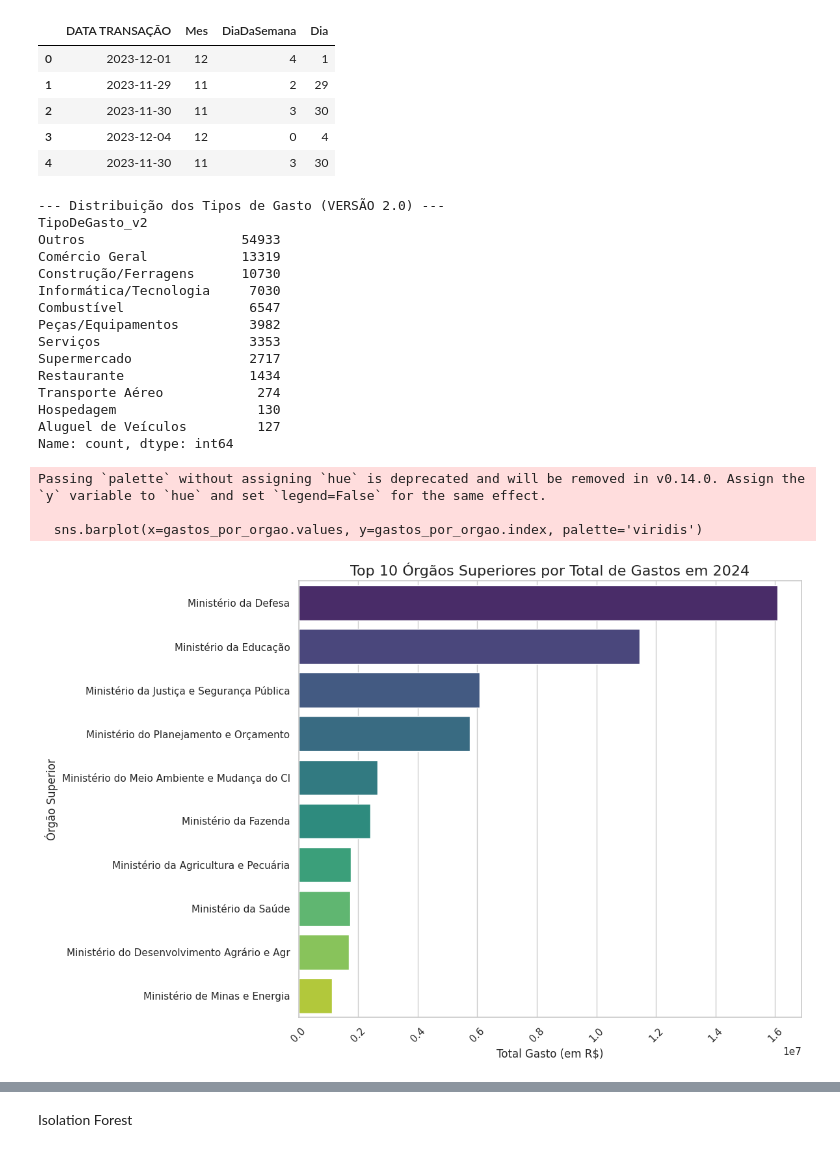
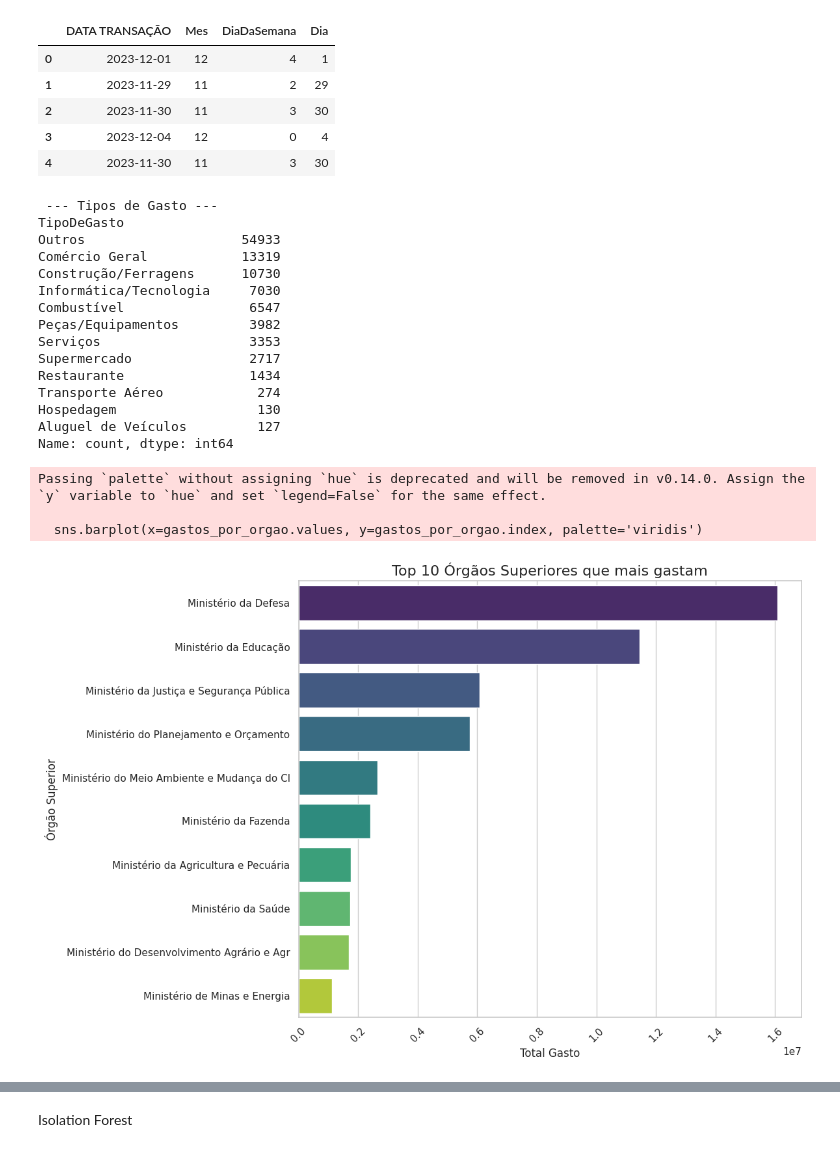
Before and after one commit to joao-zip/projeto-ia, a Jupyter notebook: notebooks/data_cleaning_and_exploration.ipynb, the cells around one changed output, grey strips where cells are left out. Saved outputs shown, nothing was run; the diff lists cells and outputs as text; code cells hidden in the pictures.

```diff
--- a/notebooks/data_cleaning_and_exploration.ipynb
+++ b/notebooks/data_cleaning_and_exploration.ipynb
@@ -133,17 +131,14 @@ df[['DATA TRANSAÇÃO', 'Mes', 'DiaDaSemana', 'Dia']].head()
 # %%
 import numpy as np
 
-# --- Dicionário de Palavras-Chave v2.0 ---
-# Mantemos as antigas e adicionamos as novas que descobrimos
 
-# Categorias existentes
 keywords_hospedagem = ['HOTEL', 'POUSADA', 'RESORT', 'MOTEL']
 keywords_transporte_aereo = ['AEREAS', 'AEREA', 'GOL', 'LATAM', 'AZUL', 'LINHAS', 'AEROLINEAS', 'TAP', 'PASSAGENS']
 keywords_combustivel = ['POSTO', 'COMBUSTIVEIS', 'PETRO', 'GASOLINA']
 keywords_restaurante = ['RESTAURANTE', 'CHURRASCARIA', 'BAR E', 'COM E BEB']
 keywords_aluguel_carros = ['LOCADORA', 'ALUGUEL DE CARROS', 'RENT A CAR', 'LOCALIZA', 'MOVIDA', 'UNIDAS']
 
-# Novas categorias baseadas na sua análise
+# categorias para tentar diminuir a quantidade de "outros"
 keywords_servicos = ['SERVICOS', 'CONSULTORIA', 'ASSESSORIA', 'PROJETOS', 'SERVIÇO']
 keywords_construcao_ferragens = ['CONSTRUCAO', 'MATERIAIS', 'MATERIAL', 'FERRAGENS', 'FERRAMENTAS', 'MAQUINAS', 'ELETRICA']
 keywords_pecas_equipamentos = ['PECAS', 'AUTO', 'EQUIPAMENTOS', 'AUTOMOTIVOS']
@@ -151,8 +146,6 @@ keywords_informatica_tecnologia = ['INFORMATICA', 'INFORMACAO', 'PAGARME', 'TECN
 keywords_comercio_geral = ['COMERCIO', 'COMERCIAL', 'DISTRIBUIDORA', 'PRODUTOS', 'CASA']
 keywords_supermercado = ['SUPERMERCADOS', 'MERCADO', 'ATACADAO', 'MERCEARIA']
 
-
-# --- Lógica de Categorização Atualizada ---
 conditions = [
     df['NOME FAVORECIDO'].str.contains('|'.join(keywords_hospedagem), case=False, na=False),
     df['NOME FAVORECIDO'].str.contains('|'.join(keywords_transporte_aereo), case=False, na=False),
@@ -181,16 +174,14 @@ choices = [
     'Supermercado'
 ]
 
-# Aplicamos a nova lógica
-df['TipoDeGasto_v2'] = np.select(conditions, choices, default='Outros')
+df['TipoDeGasto'] = np.select(conditions, choices, default='Outros')
 
 
-# --- Verificando o Resultado ---
-print("\n--- Distribuição dos Tipos de Gasto (VERSÃO 2.0) ---")
-print(df['TipoDeGasto_v2'].value_counts())
+print("\n --- Tipos de Gasto ---")
+print(df['TipoDeGasto'].value_counts())
 # %% [output]
---- Distribuição dos Tipos de Gasto (VERSÃO 2.0) ---
-TipoDeGasto_v2
+ --- Tipos de Gasto ---
+TipoDeGasto
 Outros                    54933
 Comércio Geral            13319
 Construção/Ferragens      10730
@@ -205,27 +196,26 @@ Hospedagem                  130
 Aluguel de Veículos         127
 Name: count, dtype: int64
 # %%
-# Gastos por órgão, talvez?
 import matplotlib.pyplot as plt
 import seaborn as sns
 
 sns.set(style="whitegrid")
 
 gastos_por_orgao = df.groupby('NOME ÓRGÃO SUPERIOR')['VALOR TRANSAÇÃO'].sum().sort_values(ascending=False).head(10)
 
 plt.figure(figsize=(12, 8))
 sns.barplot(x=gastos_por_orgao.values, y=gastos_por_orgao.index, palette='viridis')
-plt.title('Top 10 Órgãos Superiores por Total de Gastos em 2024', fontsize=16)
-plt.xlabel('Total Gasto (em R$)', fontsize=12)
+plt.title('Top 10 Órgãos Superiores que mais gastam', fontsize=16)
+plt.xlabel('Total Gasto', fontsize=12)
 plt.ylabel('Órgão Superior', fontsize=12)
 plt.xticks(rotation=45)
 plt.tight_layout()
 plt.show()
 # %% [output]
 Passing `palette` without assigning `hue` is deprecated and will be removed in v0.14.0. Assign the `y` variable to `hue` and set `legend=False` for the same effect.
 
   sns.barplot(x=gastos_por_orgao.values, y=gastos_por_orgao.index, palette='viridis')
-[figure, old version]
+[figure, new version]
 # %%
 df_saques = df[df['TRANSAÇÃO'].str.contains('SAQUE', case=False, na=False)]
 
```
Also changed, not shown: parts of 24 cells of this notebook.
